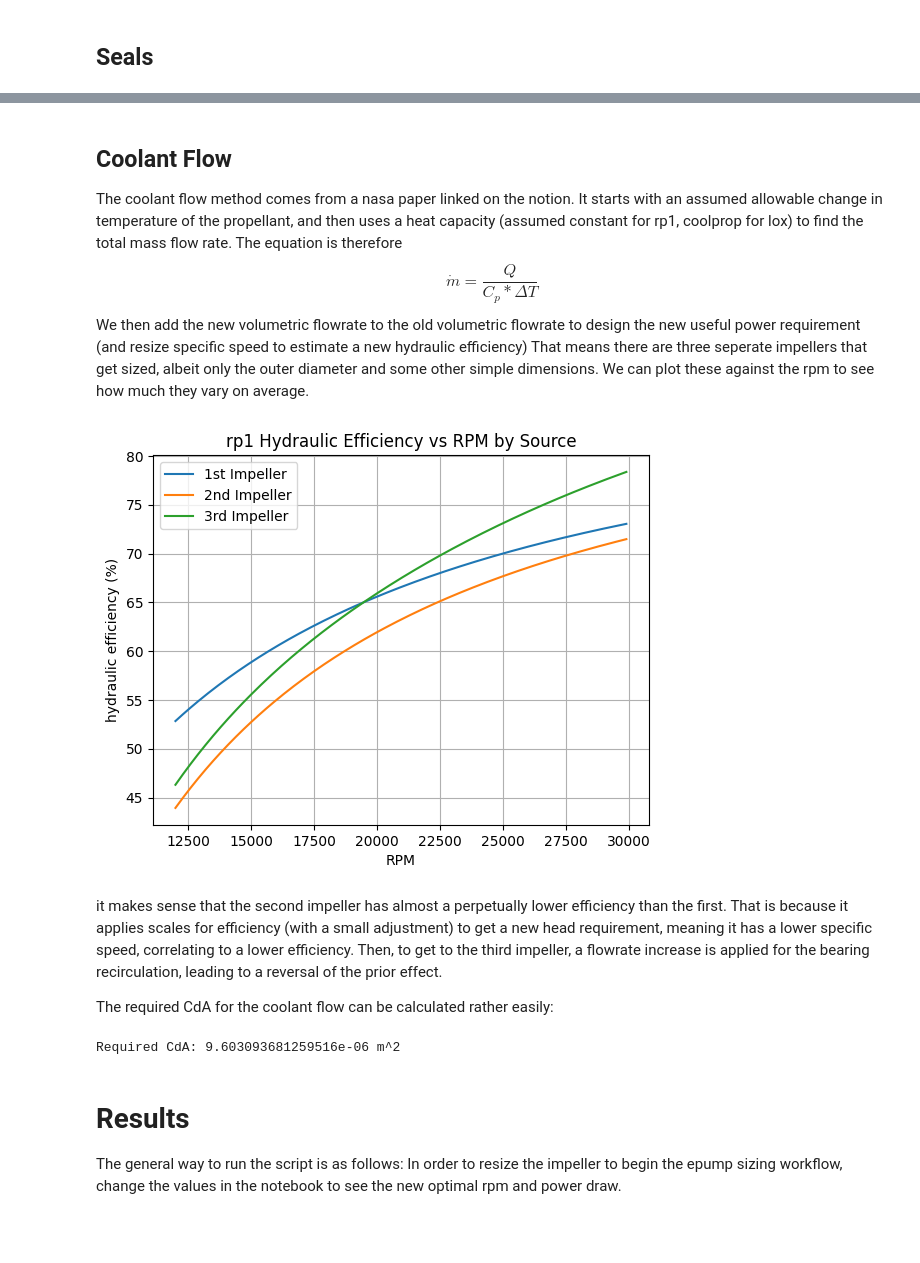
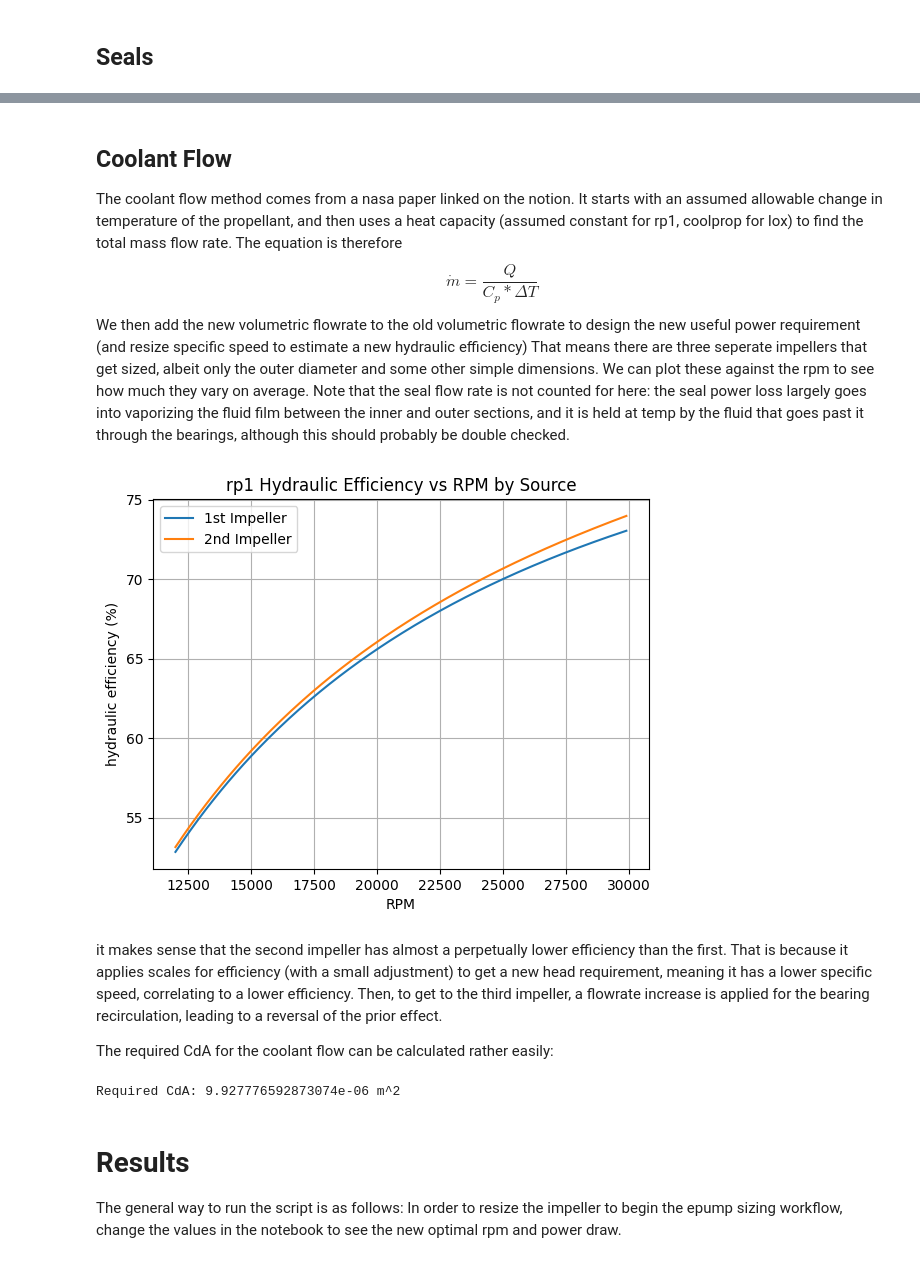
Before and after one commit to gt-space/Turbomachinery, a Jupyter notebook: EPump/EPump Sizer/Pump Sizer Guide.ipynb, the cells around one changed output, grey strips where cells are left out. Drawn from its saved outputs; the diff is of its cells as text; code cells hidden in the pictures; blank space fills up the shorter version.

```diff
--- a/EPump/EPump Sizer/Pump Sizer Guide.ipynb
+++ b/EPump/EPump Sizer/Pump Sizer Guide.ipynb
@@ -173,0 +302,28 @@ The first of these is
+# %%
+from defineSeal import sealClass
+import matplotlib.pyplot as plt
+import numpy as np
+from mpl_toolkits.mplot3d import Axes3D
+n_vals = np.arange(5000, 30000, 500)
+dp_vals = np.arange(300, 500, 10)
+dp_vals = dp_vals * 6894.76  # convert to Pa
+N, DP = np.meshgrid(n_vals, dp_vals)
+P = np.zeros((len(dp_vals), len(n_vals)))
+for i, dp in enumerate(dp_vals):
+    for j, n in enumerate(n_vals):
+        ex = sealClass(20, dp, 135)
+        ex.powerLoss(n)
+        P[i, j] = ex.p
+
+fig = plt.figure()
+ax = fig.add_subplot(111, projection='3d')
+
+DP = DP / 6894.76  # convert back to psi for labeling
+surf = ax.plot_surface(N, DP, P, cmap='viridis')
+
+ax.set_xlabel("RPM (n)")
+ax.set_ylabel("ΔP")
+ax.set_zlabel("Seal Power Loss (W)")
+ax.set_title("Seal Power Loss vs RPM and ΔP")
+
+plt.show()
@@ -174,42 +332,40 @@ The first of these is
 # %% [markdown]
 ## Coolant Flow
-The coolant flow method comes from a nasa paper linked on the notion. It starts with an assumed allowable change in temperature of the propellant, and then uses a heat capacity (assumed constant for rp1, coolprop for lox) to find the total mass flow rate. The equation is therefore $$ \dot m = \frac{Q}{C_p * \Delta T}$$ We then add the new volumetric flowrate to the old volumetric flowrate to design the new useful power requirement (and resize specific speed to estimate a new hydraulic efficiency) That means there are three seperate impellers that get sized, albeit only the outer diameter and some other simple dimensions. We can plot these against the rpm to see how much they vary on average.
+The coolant flow method comes from a nasa paper linked on the notion. It starts with an assumed allowable change in temperature of the propellant, and then uses a heat capacity (assumed constant for rp1, coolprop for lox) to find the total mass flow rate. The equation is therefore $$ \dot m = \frac{Q}{C_p * \Delta T}$$ We then add the new volumetric flowrate to the old volumetric flowrate to design the new useful power requirement (and resize specific speed to estimate a new hydraulic efficiency) That means there are three seperate impellers that get sized, albeit only the outer diameter and some other simple dimensions. We can plot these against the rpm to see how much they vary on average. Note that the seal flow rate is not counted for here: the seal power loss largely goes into vaporizing the fluid film between the inner and outer sections, and it is held at temp by the fluid that goes past it through the bearings, although this should probably be double checked.
 # %%
 from powerDraw import pumpPowerNotebook
 n_vals = range(12000, 30000, 100)
 prop="rp1"
 deltaP=460
 mdot=6.17
 MR=2.23
 p_in=135
 
 vec = [prop, deltaP, mdot, MR, p_in]
 imp1_vals = []
 imp2_vals = []
 imp3_vals = []
 for n in n_vals:
-    x = (n,1)
-    impeller1,impeller2,impeller3,_,_ = pumpPowerNotebook(x,vec)
+    x = (n,10)
+    impeller1,impeller2,_,_ = pumpPowerNotebook(x,vec)
     imp1_vals.append(impeller1.eta_H)
     imp2_vals.append(impeller2.eta_H)
-    imp3_vals.append(impeller3.eta_H)
 
 imp1_vals = [100*v for v in imp1_vals]
 imp2_vals = [100*v for v in imp2_vals]
 imp3_vals = [100*v for v in imp3_vals]
 
 plt.figure()
 plt.plot(n_vals, imp1_vals, label="1st Impeller")
 plt.plot(n_vals, imp2_vals, label="2nd Impeller")
-plt.plot(n_vals, imp3_vals, label="3rd Impeller")
 plt.xlabel("RPM")
 plt.ylabel("hydraulic efficiency (%)")
 plt.title(f"{prop} Hydraulic Efficiency vs RPM by Source")
 plt.grid(True)
 plt.legend()
 plt.show()
 # %% [output]
-[figure, old version]
+[figure, new version]
 # %% [markdown]
 it makes sense that the second impeller has almost a perpetually lower efficiency than the first. That is because it applies scales for efficiency (with a small adjustment) to get a new head requirement, meaning it has a lower specific speed, correlating to a lower efficiency. Then, to get to the third impeller, a flowrate increase is applied for the bearing recirculation, leading to a reversal of the prior effect.
 
@@ -223,13 +379,13 @@ MR=2.23
 p_in=135
 vec = [prop, deltaP, mdot, MR, p_in]
 x = (25000,1)
-_,_,_,Qcooling,_ = pumpPowerNotebook(x,vec)
+_,_,Qcooling,_ = pumpPowerNotebook(x,vec)
 rho = 804.59
 mdot = Qcooling * rho
 CdA = mdot / ((2*rho*deltaP*6894.76)**0.5)
 print(f"Required CdA: {CdA} m^2")
 # %% [output]
-Required CdA: 9.603093681259516e-06 m^2
+Required CdA: 9.927776592873074e-06 m^2
 # %% [markdown]
 # Results
 The general way to run the script is as follows: In order to resize the impeller to begin the epump sizing workflow, change the values in the notebook to see the new optimal rpm and power draw.
```
Also changed, not shown: parts of 33 cells of this notebook, 7 other files.
